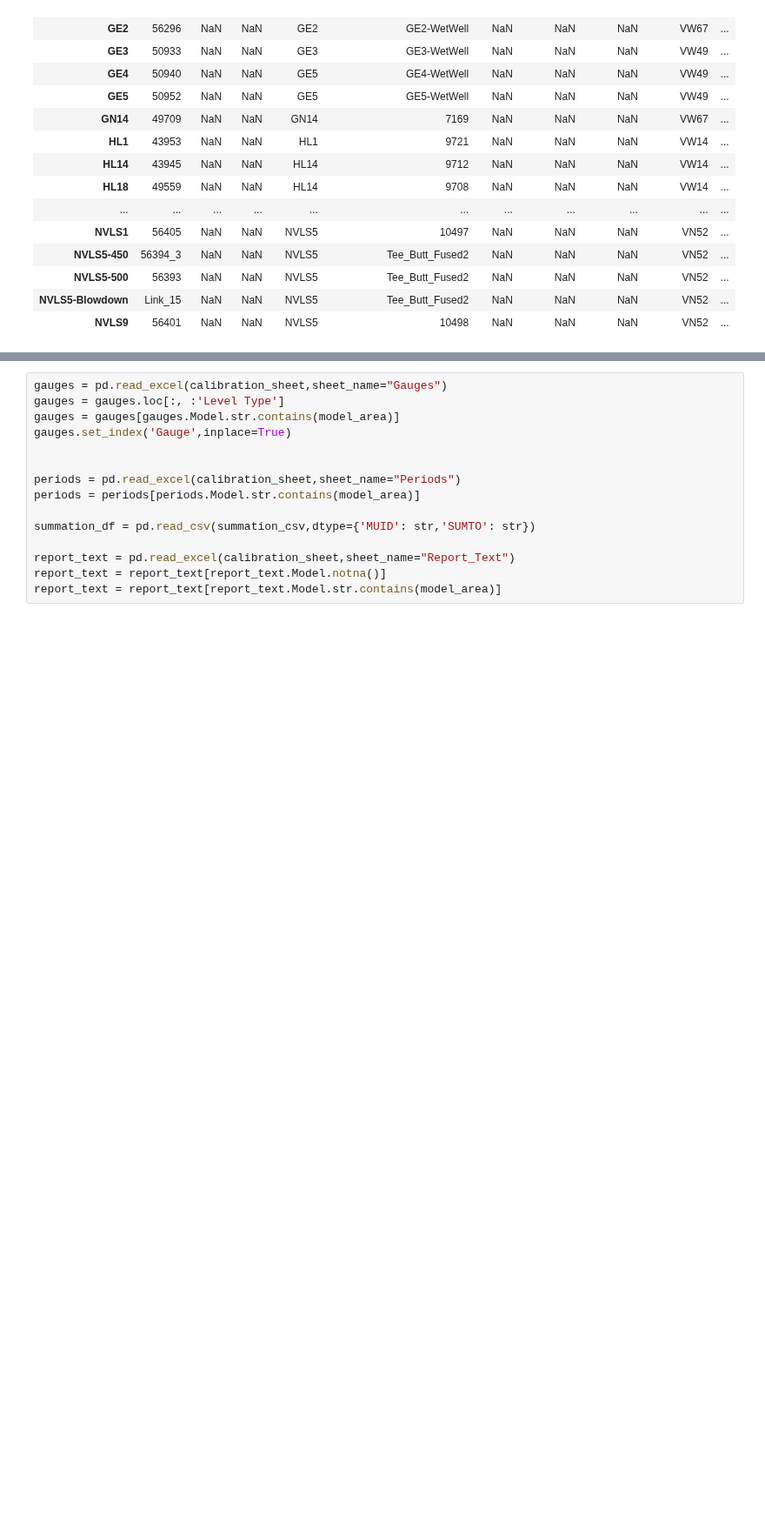
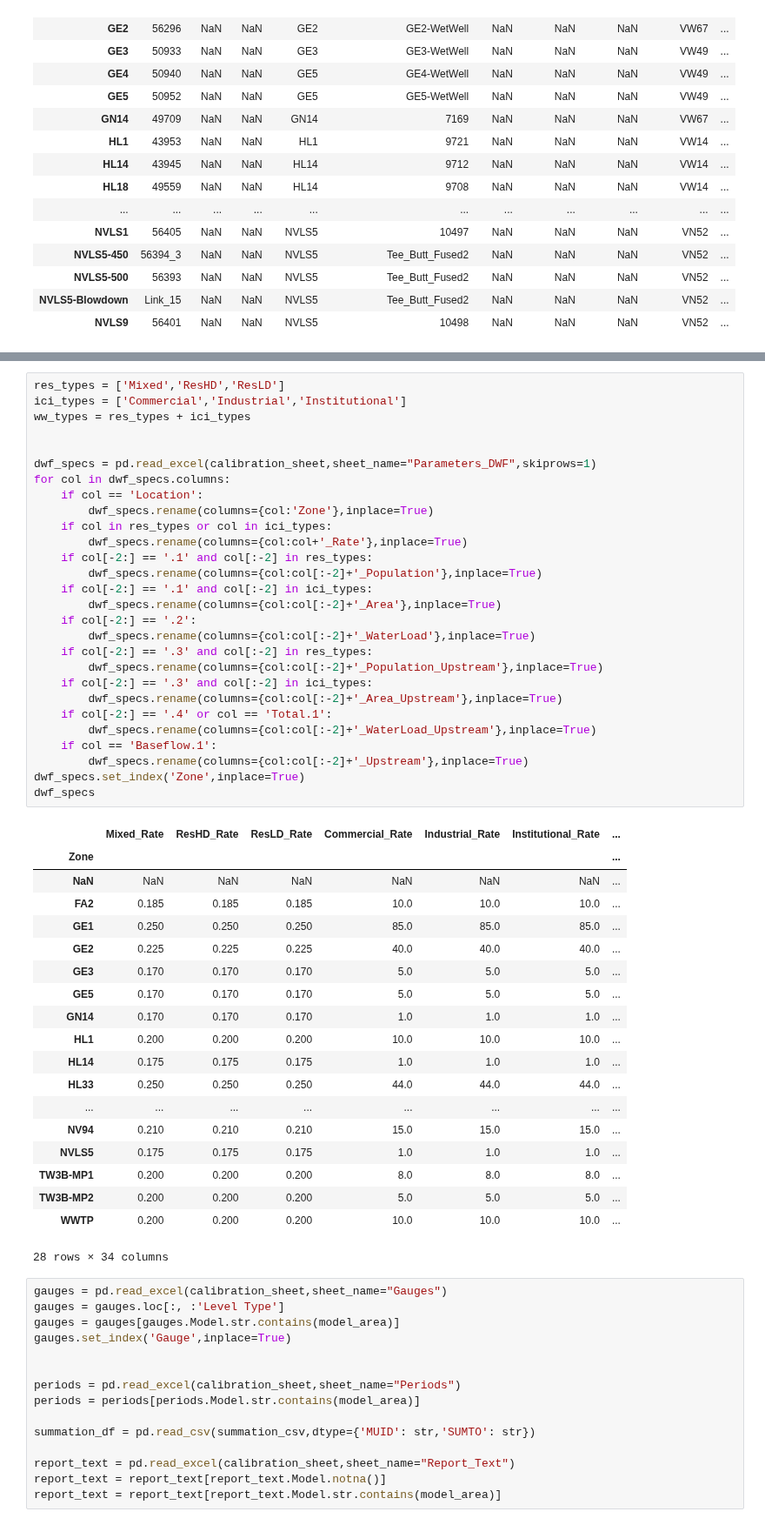
Before and after one commit to henriklocke/Calibration, a Jupyter notebook: Calibration.ipynb, the cells around one changed output, grey strips where cells are left out. Shown at 87% size. Saved outputs shown, nothing was run; the diff lists cells and outputs as text; blank space fills up the shorter version.

Commit message:
Add files via upload
Working on side by side stats tables.

```diff
--- a/Calibration.ipynb
+++ b/Calibration.ipynb
@@ -108,3 +88,51 @@ Index(['Zone', 'Mixed_Rate', 'ResHD_Rate', 'ResLD_Rate', 'Commercial_Rate',
+# %%
+res_types = ['Mixed','ResHD','ResLD']
+ici_types = ['Commercial','Industrial','Institutional']
+ww_types = res_types + ici_types
+
+
+dwf_specs = pd.read_excel(calibration_sheet,sheet_name="Parameters_DWF",skiprows=1)
+for col in dwf_specs.columns:
+    if col == 'Location':
+        dwf_specs.rename(columns={col:'Zone'},inplace=True)
+    if col in res_types or col in ici_types:
+        dwf_specs.rename(columns={col:col+'_Rate'},inplace=True)
+    if col[-2:] == '.1' and col[:-2] in res_types:
+        dwf_specs.rename(columns={col:col[:-2]+'_Population'},inplace=True)
+    if col[-2:] == '.1' and col[:-2] in ici_types:
+        dwf_specs.rename(columns={col:col[:-2]+'_Area'},inplace=True)
+    if col[-2:] == '.2':
+        dwf_specs.rename(columns={col:col[:-2]+'_WaterLoad'},inplace=True)
+    if col[-2:] == '.3' and col[:-2] in res_types:
+        dwf_specs.rename(columns={col:col[:-2]+'_Population_Upstream'},inplace=True)
+    if col[-2:] == '.3' and col[:-2] in ici_types:
+        dwf_specs.rename(columns={col:col[:-2]+'_Area_Upstream'},inplace=True)
+    if col[-2:] == '.4' or col == 'Total.1':
+        dwf_specs.rename(columns={col:col[:-2]+'_WaterLoad_Upstream'},inplace=True)
+    if col == 'Baseflow.1':
+        dwf_specs.rename(columns={col:col[:-2]+'_Upstream'},inplace=True)
+dwf_specs.set_index('Zone',inplace=True)
+dwf_specs
+# %% [output]
+|  | Mixed_Rate | ResHD_Rate | ResLD_Rate | Commercial_Rate | Industrial_Rate | Institutional_Rate | ... |
+| Zone |  |  |  |  |  |  | ... |
+| NaN | NaN | NaN | NaN | NaN | NaN | NaN | ... |
+| FA2 | 0.185 | 0.185 | 0.185 | 10.0 | 10.0 | 10.0 | ... |
+| GE1 | 0.250 | 0.250 | 0.250 | 85.0 | 85.0 | 85.0 | ... |
+| GE2 | 0.225 | 0.225 | 0.225 | 40.0 | 40.0 | 40.0 | ... |
+| GE3 | 0.170 | 0.170 | 0.170 | 5.0 | 5.0 | 5.0 | ... |
+| GE5 | 0.170 | 0.170 | 0.170 | 5.0 | 5.0 | 5.0 | ... |
+| GN14 | 0.170 | 0.170 | 0.170 | 1.0 | 1.0 | 1.0 | ... |
+| HL1 | 0.200 | 0.200 | 0.200 | 10.0 | 10.0 | 10.0 | ... |
+| HL14 | 0.175 | 0.175 | 0.175 | 1.0 | 1.0 | 1.0 | ... |
+| HL33 | 0.250 | 0.250 | 0.250 | 44.0 | 44.0 | 44.0 | ... |
+| ... | ... | ... | ... | ... | ... | ... | ... |
+| NV94 | 0.210 | 0.210 | 0.210 | 15.0 | 15.0 | 15.0 | ... |
+| NVLS5 | 0.175 | 0.175 | 0.175 | 1.0 | 1.0 | 1.0 | ... |
+| TW3B-MP1 | 0.200 | 0.200 | 0.200 | 8.0 | 8.0 | 8.0 | ... |
+| TW3B-MP2 | 0.200 | 0.200 | 0.200 | 5.0 | 5.0 | 5.0 | ... |
+| WWTP | 0.200 | 0.200 | 0.200 | 10.0 | 10.0 | 10.0 | ... |
+28 rows × 34 columns
 # %%
 gauges = pd.read_excel(calibration_sheet,sheet_name="Gauges")
 gauges = gauges.loc[:, :'Level Type']
```
Also changed, not shown: parts of 15 cells of this notebook.
